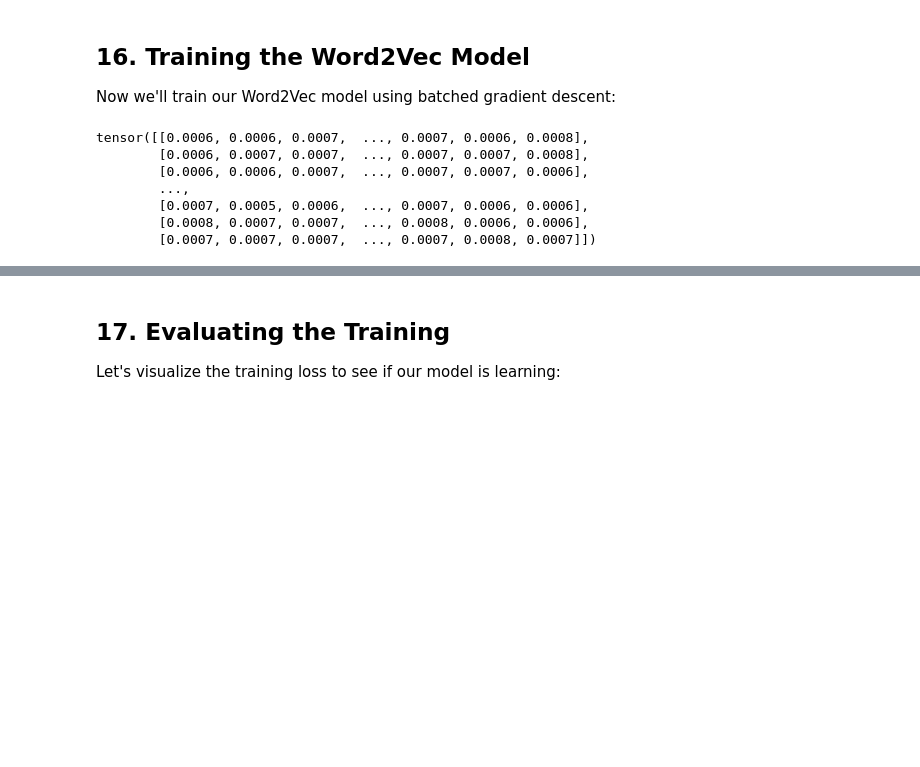
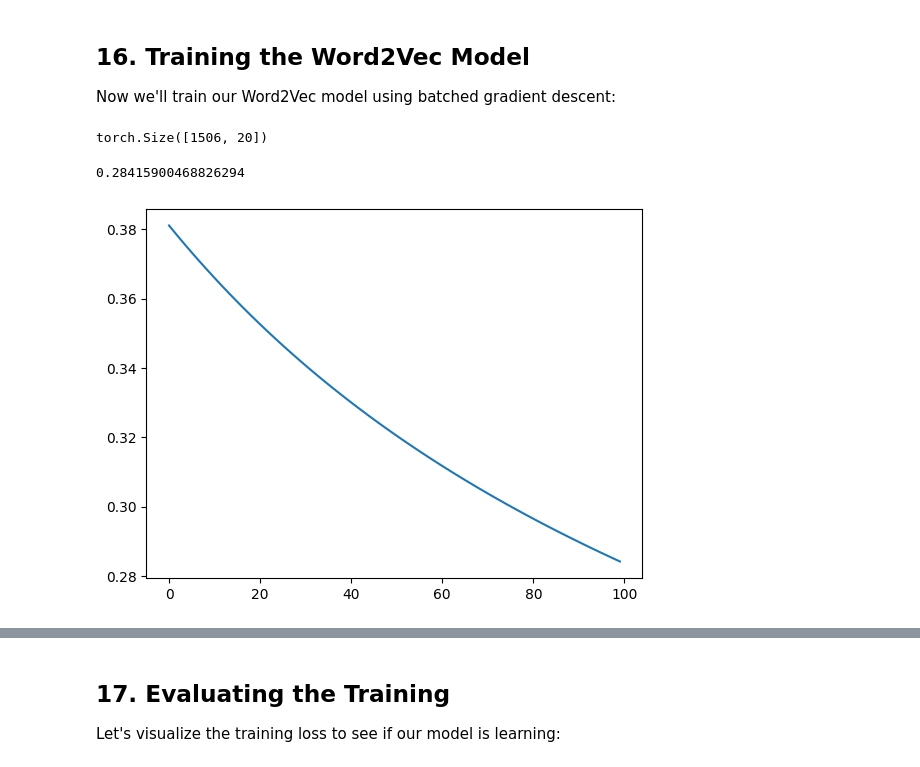
Before and after one commit to sunmyeonglee/2025-1-NLP, a Jupyter notebook: 1_word2vec.ipynb, the cells around one changed output, grey strips where cells are left out. Drawn from its saved outputs; the diff is of its cells as text; code cells hidden in the pictures; blank space fills up the shorter version.

```diff
--- a/1_word2vec.ipynb
+++ b/1_word2vec.ipynb
@@ -269,6 +269,6 @@ Now we'll create random vectors for each word in our vocabulary. These vectors w
 dim = 100
 vocab_size = len(filtered_vocab)
 
-word_vectors = torch.randn(vocab_size, dim) / 10
+word_vectors = torch.randn(vocab_size, dim) / dim ** 0.5
 word_vectors
 # %% [output]
@@ -506,6 +508,7 @@ Now we'll train our Word2Vec model using batched gradient descent:
 # Batch is a set of training samples, that are calculated together
 # And also we update the model after one single batch
 
+word_vectors.requires_grad = True
 batch = train_set[:20]
 batch
 center_words = [x[0] for x in batch]
@@ -513,12 +516,40 @@ context_words = [x[1] for x in batch]
 
 center_words_vectors = word_vectors[center_words]
 prob = get_probs(center_words_vectors, word_vectors)
-prob
+prob.shape
 # %% [output]
-tensor([[0.0006, 0.0006, 0.0007,  ..., 0.0007, 0.0006, 0.0008],
-        [0.0006, 0.0007, 0.0007,  ..., 0.0007, 0.0007, 0.0008],
-        [0.0006, 0.0006, 0.0007,  ..., 0.0007, 0.0007, 0.0006],
-        ...,
-        [0.0007, 0.0005, 0.0006,  ..., 0.0007, 0.0006, 0.0006],
-        [0.0008, 0.0007, 0.0007,  ..., 0.0008, 0.0006, 0.0006],
-        [0.0007, 0.0007, 0.0007,  ..., 0.0007, 0.0008, 0.0007]])
+torch.Size([1506, 20])
+# %%
+learning_rate = 0.01
+
+def update_word_vectors(center_words, context_words, word_vectors, learning_rate=0.01) :
+  center_words_vectors = word_vectors[center_words]
+  prob=get_probs(center_words_vectors,entire_vectors=word_vectors)
+  # print(context_words)
+  # idx=0
+  # for idx in range(len(context_words)):
+  #   prob_of_correct_context_word_for_given_idx = prob[context_words[idx],idx]
+  #   #print(prob_of_correct_context_word_for_given_idx)
+  prob_of_correct_context_word = prob[context_words, torch.arange(len(context_words))]
+  negative_log_likelihood = -torch.log(prob_of_correct_context_word)
+  loss=negative_log_likelihood.mean()
+  # backprop the loss
+  loss.backward()
+  # word_vectors.grad
+  word_vectors.data = word_vectors.data - word_vectors.grad * learning_rate
+  word_vectors.grad = None
+  word_vectors.data.grad = None
+  return loss.item()
+# %%
+import matplotlib.pyplot as plt
+
+loss_record=[]
+for i in range(100):
+
+  loss = update_word_vectors(center_words,context_words,word_vectors, learning_rate=0.1)
+  loss_record.append(loss)
+plt.plot(loss_record)
+loss
+# %% [output]
+0.28415900468826294
+[figure, added]
```
Also changed, not shown: parts of 15 cells of this notebook.
